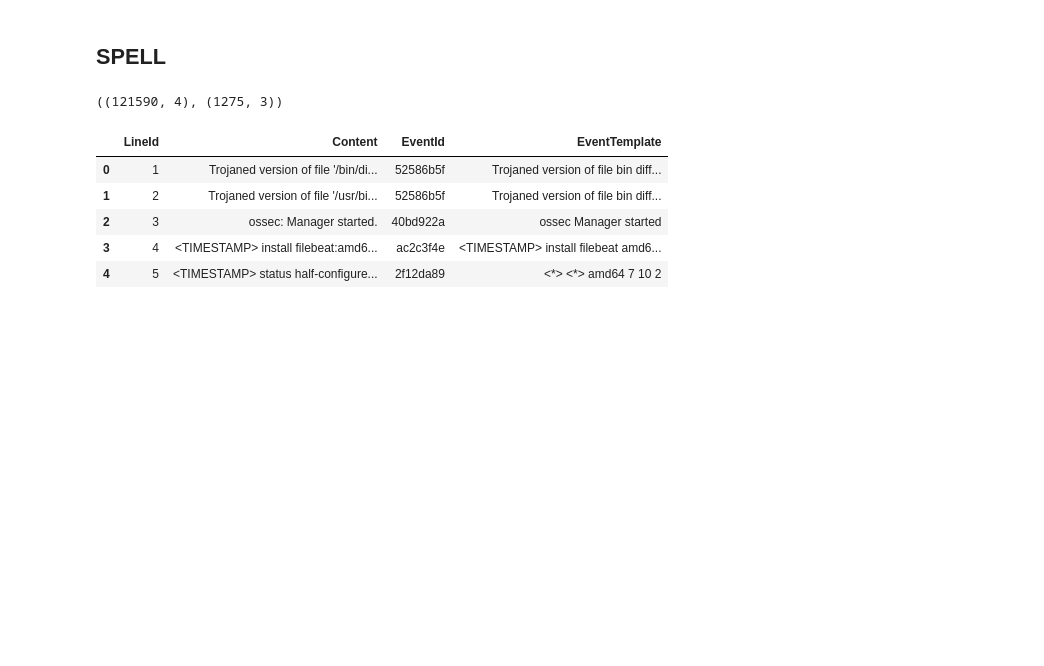
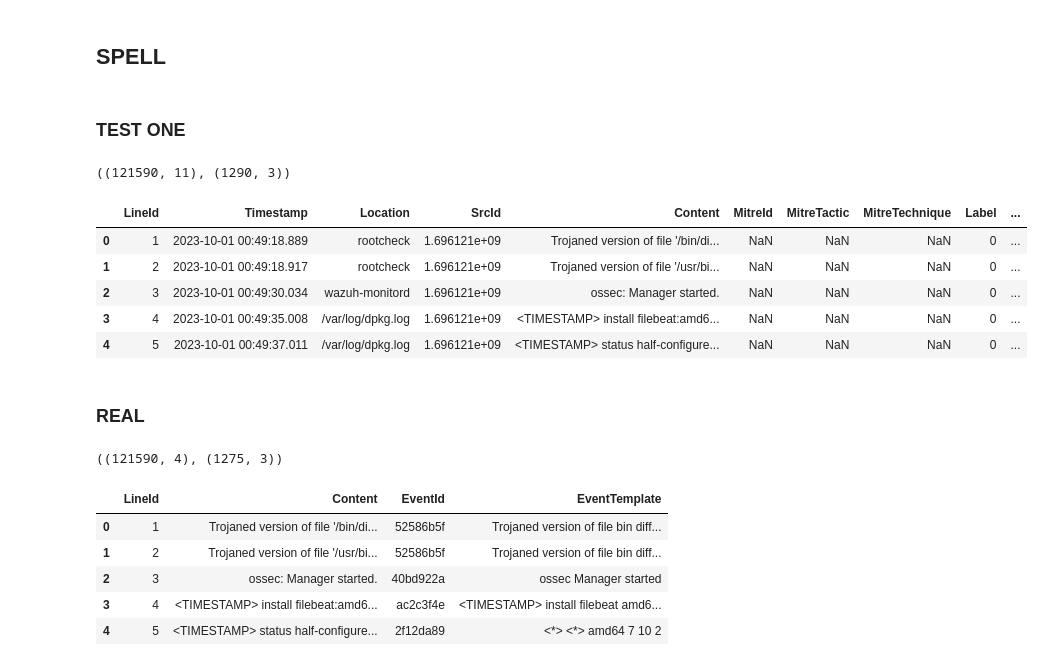
Before and after one commit to AhmedCoolProjects/LogADEmpirical, a Jupyter notebook: dataset_analysis.ipynb, the cells around one changed output. Saved outputs shown, nothing was run; the diff lists cells and outputs as text; code cells hidden in the pictures; blank space fills up the shorter version.

```diff
--- a/dataset_analysis.ipynb
+++ b/dataset_analysis.ipynb
@@ -484,5 +506,24 @@ Log file saved to: /home/ahmed.bargady/lustre/nlp_team-um6p-st-sccs-id7fz1zvotk/
 # %% [markdown]
 ## SPELL
+# %% [markdown]
+### TEST ONE
+# %%
+_df_s = pd.read_csv(os.path.join(LINUX_DIR, "LINUX24.log_structured.csv"))
+_df_t = pd.read_csv(os.path.join(LINUX_DIR, "LINUX24.log_templates.csv"))
+_df_s.shape, _df_t.shape
+# %% [output]
+((121590, 11), (1290, 3))
+# %%
+_df_s.head()
+# %% [output]
+|  | LineId | Timestamp | Location | SrcId | Content | MitreId | MitreTactic | MitreTechnique | Label | ... |
+| 0 | 1 | 2023-10-01 00:49:18.889 | rootcheck | 1.696121e+09 | Trojaned version of file '/bin/di... | NaN | NaN | NaN | 0 | ... |
+| 1 | 2 | 2023-10-01 00:49:18.917 | rootcheck | 1.696121e+09 | Trojaned version of file '/usr/bi... | NaN | NaN | NaN | 0 | ... |
+| 2 | 3 | 2023-10-01 00:49:30.034 | wazuh-monitord | 1.696121e+09 | ossec: Manager started. | NaN | NaN | NaN | 0 | ... |
+| 3 | 4 | 2023-10-01 00:49:35.008 | /var/log/dpkg.log | 1.696121e+09 | <TIMESTAMP> install filebeat:amd6... | NaN | NaN | NaN | 0 | ... |
+| 4 | 5 | 2023-10-01 00:49:37.011 | /var/log/dpkg.log | 1.696121e+09 | <TIMESTAMP> status half-configure... | NaN | NaN | NaN | 0 | ... |
+# %% [markdown]
+### REAL
 # %%
 SPELL_DIR = f"/home/{_USER}/lustre/nlp_team-um6p-st-sccs-id7fz1zvotk/IDS/ahmed.bargady/data/github/my-logadempirical/dataset/preprocessed/LINUX24/spell"
 # %%
```
Also changed, not shown: parts of 5 cells of this notebook, 7 other files.
